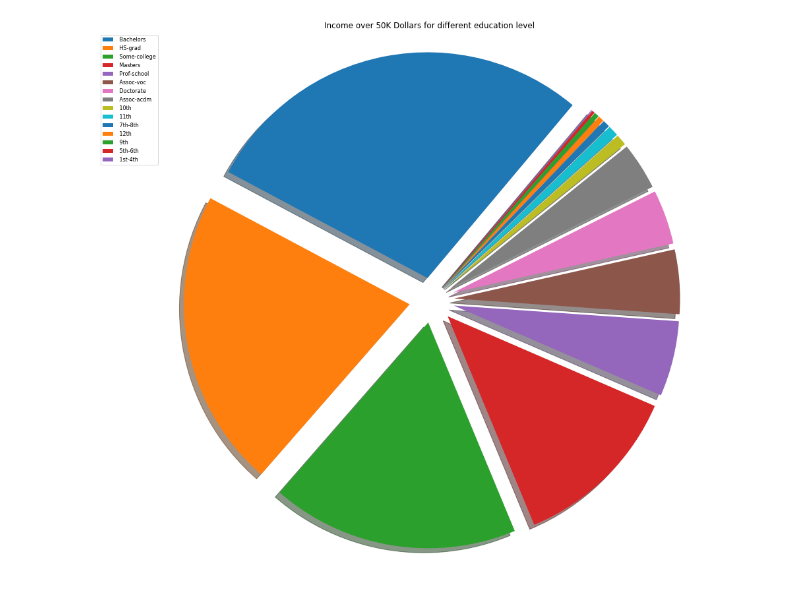
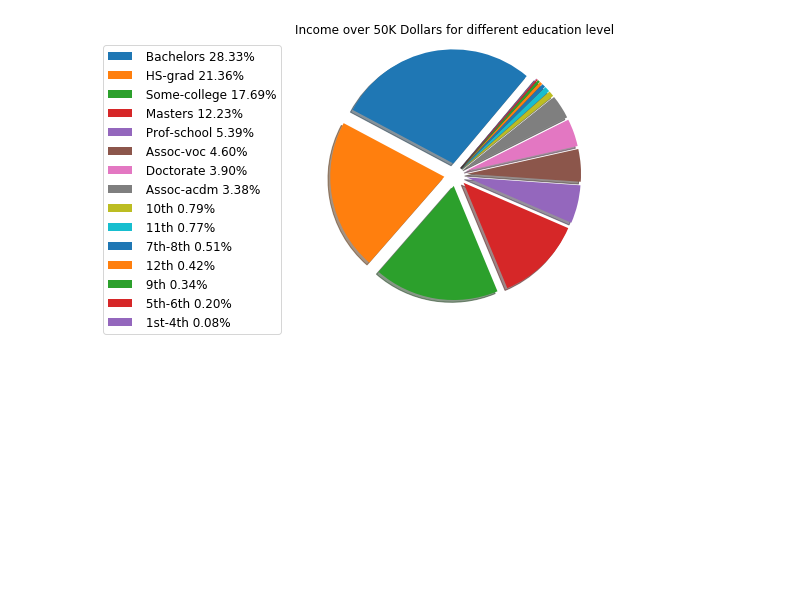
Before and after one commit to kylechang523/ECE180-Final-Project-Personal-Income-Analysis-and-Prediction, a Jupyter notebook: Race_and_Education.ipynb, the cells around one changed output. Saved outputs shown, nothing was run; the diff lists cells and outputs as text; code cells hidden in the pictures; blank space fills up the shorter version.

Commit message:
fixed legend

```diff
--- a/Race_and_Education.ipynb
+++ b/Race_and_Education.ipynb
@@ -31,65 +31,94 @@ for i in range(len(eduund)):
 for i in range(len(raceover)):
     raceoversize.append(raceover[i])
 
 for i in range(len(raceund)):
     raceundsize.append(raceund[i])
 
 
 # Data to plot
 # Plot over 50K for edu
+
+sizePercent = ["{0:.2f}".format(x/float(sum(eduoversize))*100) for x in eduoversize]
+
 explode = np.zeros(len(eduover))+0.1
 eduoverlabel = list(eduover.index)
-fig = plt.figure(figsize=[15, 15])
+fig = plt.figure(figsize=[5, 5])
 patches ,texts= plt.pie(eduoversize,explode = explode,labels=None,
         shadow=True, startangle=50)
 
-aaa = eduoverlabel+texts
+aaa=[None]*len(eduoverlabel)
+for i in range(len(eduoverlabel)):
+    aaa[i] = str(eduoverlabel[i])+ ' '+str(sizePercent[i]) + '%'
 plt.title('Income over 50K Dollars for different education level')
 plt.axis('equal')
-plt.legend(patches,aaa, loc='upper left', bbox_to_anchor=(-.1, 1.),
-           fontsize=8)
+plt.legend(aaa, loc='upper right', bbox_to_anchor=(-.1, 1.),
+           fontsize=8, prop={'size': 12})
+plt.show()
+#fig.savefig("Edu_over_50K.png")
 
+
+
+
+#Plor under 50K for edu
+sizePercent = ["{0:.2f}".format(x/float(sum(eduundsize))*100) for x in eduundsize]
+
+explode = np.zeros(len(eduund))+0.1
+eduundlabel = list(eduund.index)
+fig = plt.figure(figsize=[5, 5])
+plt.pie(eduundsize,explode = explode,labels=None,
+        shadow=True, startangle=50)
+
+aaa=[None]*len(eduundlabel)
+for i in range(len(eduundlabel)):
+    aaa[i] = str(eduundlabel[i])+ ' '+str(sizePercent[i]) + '%'
+plt.title('Income under 50K Dollars for different education level')
+plt.axis('equal')
+plt.legend(aaa, loc='upper right', bbox_to_anchor=(-.1, 1.),
+           fontsize=8, prop={'size': 12})
+plt.show()
+
+
+
+
+#Plor over 50K for race
+sizePercent = ["{0:.2f}".format(x/float(sum(raceoversize))*100) for x in raceoversize]
+
+explode = np.zeros(len(raceover))+0.1
+raceoverlabel = list(raceover.index)
+fig = plt.figure(figsize=[5, 5])
+plt.pie(raceoversize,explode = explode,labels=None,
+        shadow=True, startangle=50)
+
+aaa=[None]*len(raceoverlabel)
+for i in range(len(raceoverlabel)):
+    aaa[i] = str(raceoverlabel[i])+ ' '+str(sizePercent[i]) + '%'
+plt.title('Income over 50K Dollars for different race')
+plt.axis('equal')
+plt.legend(aaa, loc='upper right', bbox_to_anchor=(-.1, 1.),
+           fontsize=8, prop={'size': 12})
 plt.show()
 
 
 
 
 
+#Plor under 50K for race
+sizePercent = ["{0:.2f}".format(x/float(sum(raceundsize))*100) for x in raceundsize]
 
-
-
-
-
-
-
-#Plor under 50K for edu
-explode = np.zeros(len(eduund))+0.1
-eduundlabel = list(eduund.index)
-plt.pie(eduundsize,explode = explode,labels=eduundlabel,
-        autopct='%1.1f%%', shadow=True, startangle=200)
-
-plt.title('Income under 50K Dollars for different education level')
-plt.axis('equal')
-plt.show()
-
-#Plor over 50K for race
-explode = np.zeros(len(raceover))+0.1
-raceoverlabel = list(raceover.index)
-plt.pie(raceoversize,explode = explode,labels=raceoverlabel,
-        autopct='%1.1f%%', shadow=True, startangle=200)
-
-plt.title('Income under 50K Dollars for race')
-plt.axis('equal')
-plt.show()
-
-#Plor under 50K for race
 explode = np.zeros(len(raceund))+0.1
 raceundlabel = list(raceund.index)
-plt.pie(raceundsize,explode = explode,labels=raceundlabel,
-        autopct='%1.1f%%', shadow=True, startangle=200)
+fig = plt.figure(figsize=[5, 5])
+plt.pie(raceundsize,explode = explode,labels=None,
+        shadow=True, startangle=50)
 
-plt.title('Income under 50K Dollars for race')
+aaa=[None]*len(raceundlabel)
+for i in range(len(raceundlabel)):
+    aaa[i] = str(raceundlabel[i])+ ' '+str(sizePercent[i]) + '%'
+plt.title('Income under 50K Dollars for different race')
 plt.axis('equal')
+plt.legend(aaa, bbox_to_anchor=(-.1, 1.),loc='upper right',
+           fontsize=1, prop={'size': 12})
 plt.show()
+#fig.savefig("Race_under_50K.png")
 # %% [output]
-[figure, old version]
+[figure, new version]
```
Also changed, not shown: parts of 2 cells of this notebook.
